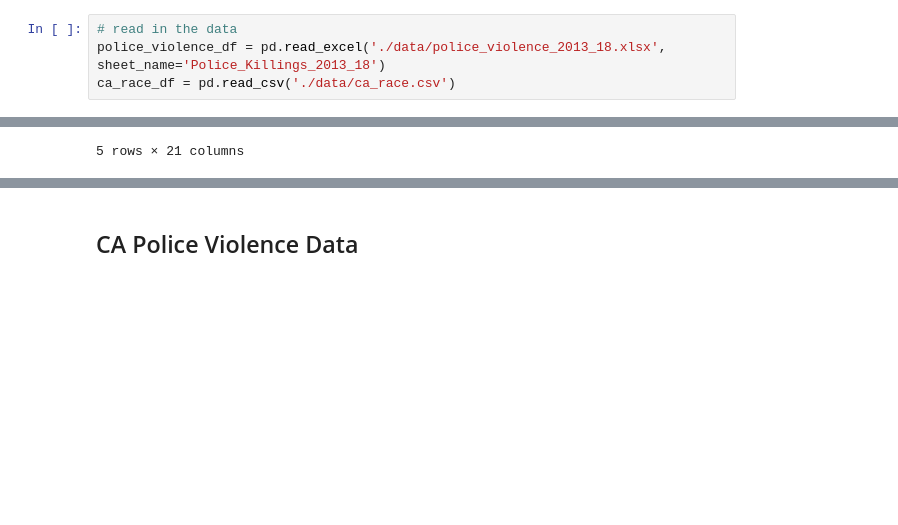
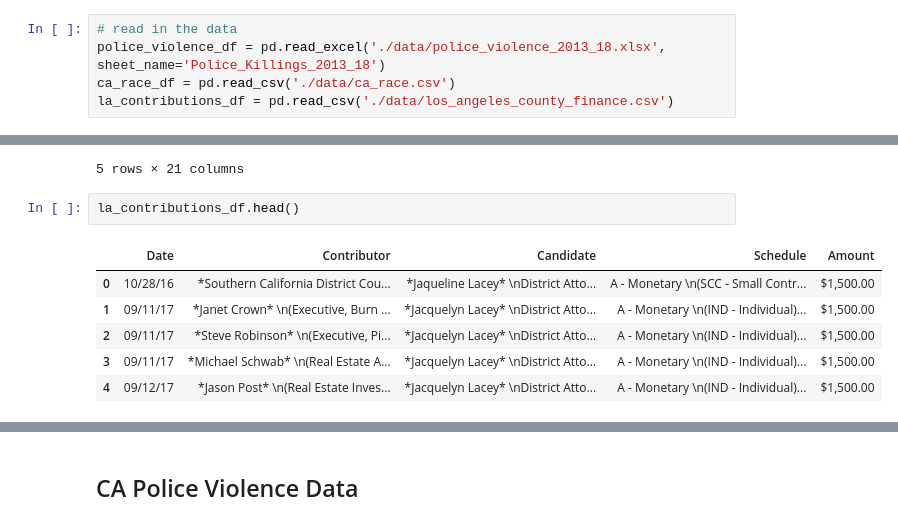
Before and after one commit to malelew/CA_DA_CAM_FIN, a Jupyter notebook: CA_DA_NOTEBOOK.ipynb, the cells around one changed output, grey strips where cells are left out. Drawn from its saved outputs; the diff is of its cells as text; blank space fills up the shorter version.

Commit message:
cleaned sd and la campaign finance data

```diff
--- a/CA_DA_NOTEBOOK.ipynb
+++ b/CA_DA_NOTEBOOK.ipynb
@@ -10,6 +12,7 @@ import logging
 # read in the data
 police_violence_df = pd.read_excel('./data/police_violence_2013_18.xlsx', sheet_name='Police_Killings_2013_18')
 ca_race_df = pd.read_csv('./data/ca_race.csv')
+la_contributions_df = pd.read_csv('./data/los_angeles_county_finance.csv')
 # %%
 police_violence_df.head()
 # %% [output]
@@ -30,3 +33,12 @@ ca_race_df.head()
 | 3 | Albany city | 19,420 | 2,506 | 12.9 | 9,442 | 48.6 | 740 | ... |
 | 4 | Ashland CDP | 24,288 | 10,872 | 44.8 | 3,146 | 13.0 | 4,529 | ... |
 5 rows × 21 columns
+# %%
+la_contributions_df.head()
+# %% [output]
+|  | Date | Contributor | Candidate | Schedule | Amount |
+| 0 | 10/28/16 | *Southern California District Cou... | *Jaqueline Lacey* \nDistrict Atto... | A - Monetary \n(SCC - Small Contr... | $1,500.00 |
+| 1 | 09/11/17 | *Janet Crown* \n(Executive, Burn ... | *Jacquelyn Lacey* \nDistrict Atto... | A - Monetary \n(IND - Individual)... | $1,500.00 |
+| 2 | 09/11/17 | *Steve Robinson* \n(Executive, Pi... | *Jacquelyn Lacey* \nDistrict Atto... | A - Monetary \n(IND - Individual)... | $1,500.00 |
+| 3 | 09/11/17 | *Michael Schwab* \n(Real Estate A... | *Jacquelyn Lacey* \nDistrict Atto... | A - Monetary \n(IND - Individual)... | $1,500.00 |
+| 4 | 09/12/17 | *Jason Post* \n(Real Estate Inves... | *Jacquelyn Lacey* \nDistrict Atto... | A - Monetary \n(IND - Individual)... | $1,500.00 |
```
Also changed, not shown: parts of 28 cells of this notebook.
